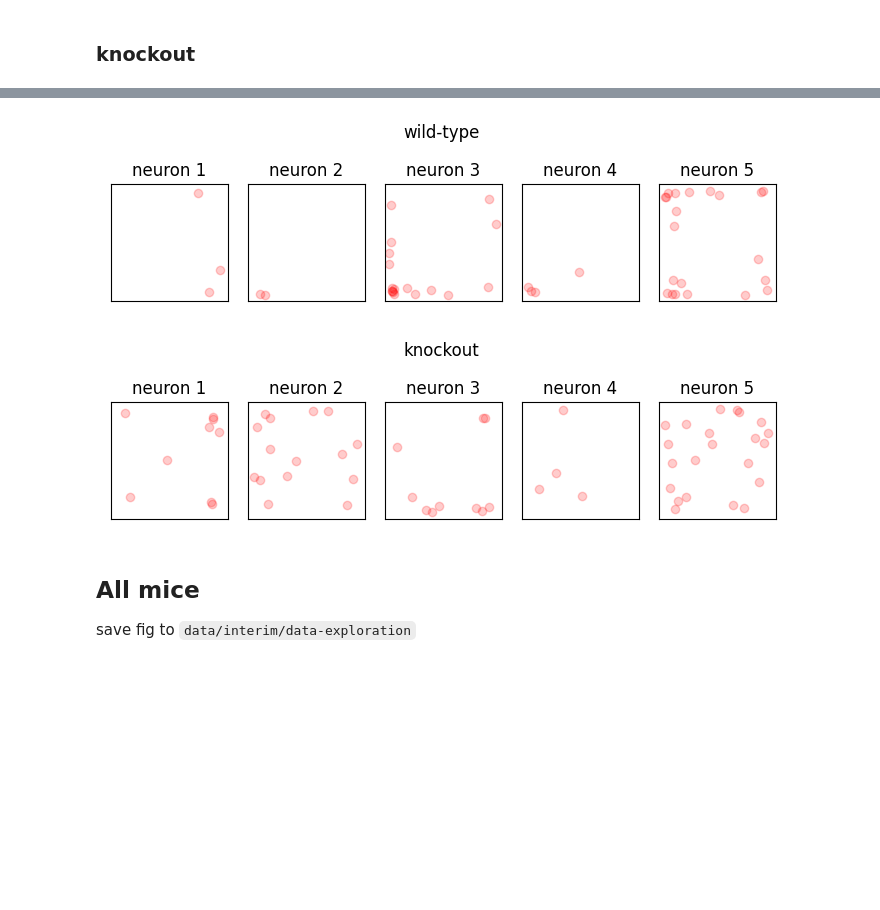
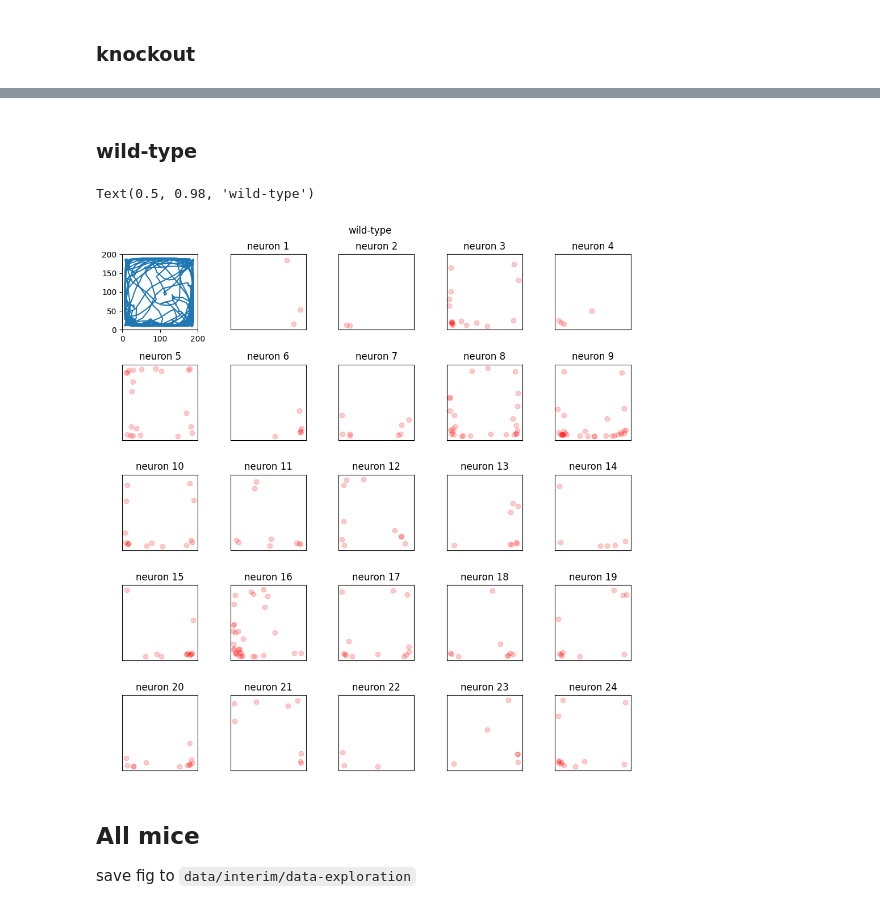
Before and after one commit to kisaragiRY/decoding-DG, a Jupyter notebook: notebooks/2-data-exploration/1-detect-place-cells/01-spike-triggered-average.ipynb, the cells around one changed output, grey strips where cells are left out. Cells and saved outputs as stored; diff of their text form; code cells hidden in the pictures; blank space fills up the shorter version.

```diff
--- a/notebooks/2-data-exploration/1-detect-place-cells/01-spike-triggered-average.ipynb
+++ b/notebooks/2-data-exploration/1-detect-place-cells/01-spike-triggered-average.ipynb
@@ -17,5 +17,22 @@ DATA_DIR = ROOT/Path('data/alldata/')
 datalist = np.array([x for x in DATA_DIR.iterdir()])
 # %% [markdown]
 ## Representatives
+# %%
+def cal_sta(dataset: SpikesCoordDataset, num_par: int, neuron_id: int) -> NDArray:
+    """Calculate spike triggered average.
+    """
+    speed = cal_velocity(dataset.coords_xy)
+    binned_position = bin_pos(dataset.coords_xy[speed > 1.0], num_par) # use the data whose speed is larger than 1cm/s
+    filtered_spikes = dataset.spikes[speed > 1.0, neuron_id]
+
+    sta = np.zeros(num_par*num_par)
+    for position in sorted(np.unique(binned_position)):
+        index = (binned_position == position)
+        spikes_sum = np.sum(filtered_spikes[index])
+        total_time = np.sum(index) / 3
+        sta[int(position)-1] = spikes_sum
+    sta = np.array(sta).reshape(num_par,-1)
+
+    return sta
 # %% [markdown]
 ### knockout
@@ -22,35 +77,43 @@ datalist = np.array([x for x in DATA_DIR.iterdir()])
+# %% [markdown]
+### wild-type
 # %%
-for data_dir in datalist[[2,1]]:
-    data_name = str(data_dir).split('/')[-1]
-    mouse_type = "knockout" if "KO" in data_name else "wild-type"
+data_dir = datalist[2]
+data_name = str(data_dir).split('/')[-1]
+mouse_type = "knockout" if "KO" in data_name else "wild-type"
 
-    dataset = BaseDataset(data_dir, False, False)
-    num_neuron = dataset.spikes.shape[1]
+dataset = SpikesCoordDataset(data_dir)
+num_neuron = dataset.spikes.shape[1]
 
-    # show 12 neurons
-    fig, axes = plt.subplots(ncols=5 ,tight_layout=True, figsize=(7,2))
-    axes = axes.ravel()
+# show 50 neurons
+fig, axes = plt.subplots(nrows=5, ncols=5 ,tight_layout=True, figsize=(10,10))
+axes = axes.ravel()
 
-    # plot spikes
-    for neuron_id in range(len(axes)):
+# plot traces
+x, y = dataset.coords_xy[:, 0], dataset.coords_xy[:, 1]
+axes[0].plot(x, y)
+axes[0].set_aspect("equal")
+axes[0].set_xlim(0,200)
+axes[0].set_ylim(0,200)
+# plot spikes
+for neuron_id in range(len(axes)-1):
 
-        sta = cal_sta(dataset, num_par=200, neuron_id=neuron_id)
-        for y, row in enumerate(sta):
-            for x, spike in enumerate(row):
-                if spike != 0 :
-                    axes[neuron_id].scatter(x,y, c="r", alpha = .2)
-        # axes[neuron_id].imshow(sta)
-        axes[neuron_id].set_title(f"neuron {neuron_id+1}")
-        axes[neuron_id].get_yaxis().set_visible(False)
-        axes[neuron_id].get_xaxis().set_visible(False)
-        axes[neuron_id].set_aspect("equal")
-        axes[neuron_id].set_xlim(0,200)
-        axes[neuron_id].set_ylim(0,200)
+    sta = cal_sta(dataset, num_par=200, neuron_id=neuron_id)
+    for y, row in enumerate(sta):
+        for x, spike in enumerate(row):
+            if spike != 0 :
+                axes[neuron_id+1].scatter(x,y, c="r", alpha = .2)
+    # axes[neuron_id].imshow(sta)
+    axes[neuron_id+1].set_title(f"neuron {neuron_id+1}")
+    axes[neuron_id+1].get_yaxis().set_visible(False)
+    axes[neuron_id+1].get_xaxis().set_visible(False)
+    axes[neuron_id+1].set_aspect("equal")
+    axes[neuron_id+1].set_xlim(0,200)
+    axes[neuron_id+1].set_ylim(0,200)
 
-    fig.suptitle(mouse_type)
+fig.suptitle(mouse_type)
 # %% [output]
+Text(0.5, 0.98, 'wild-type')
-[figure, old version]
+[figure, new version]
-[figure, removed]
 # %% [markdown]
 ## All mice
 save fig to `data/interim/data-exploration`
```
Also changed, not shown: parts of 3 cells of this notebook, 12 other files.
